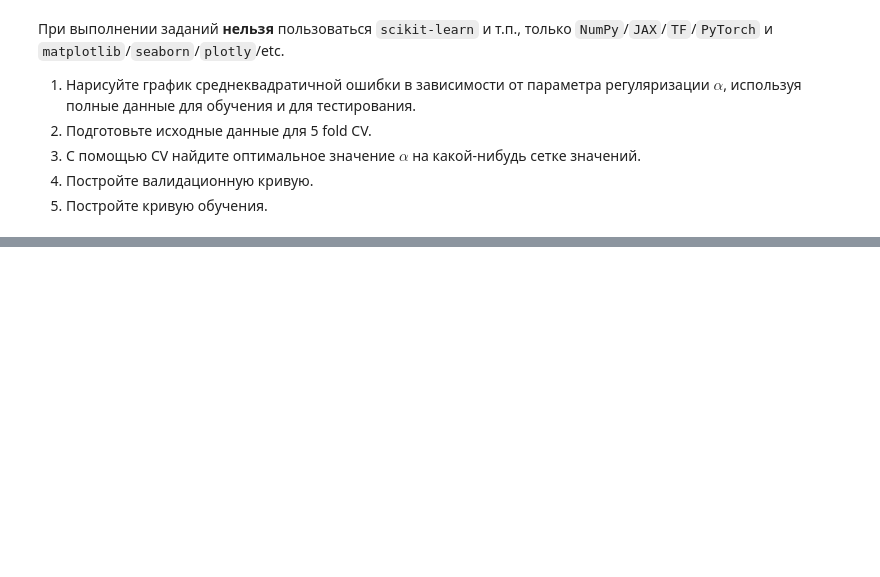
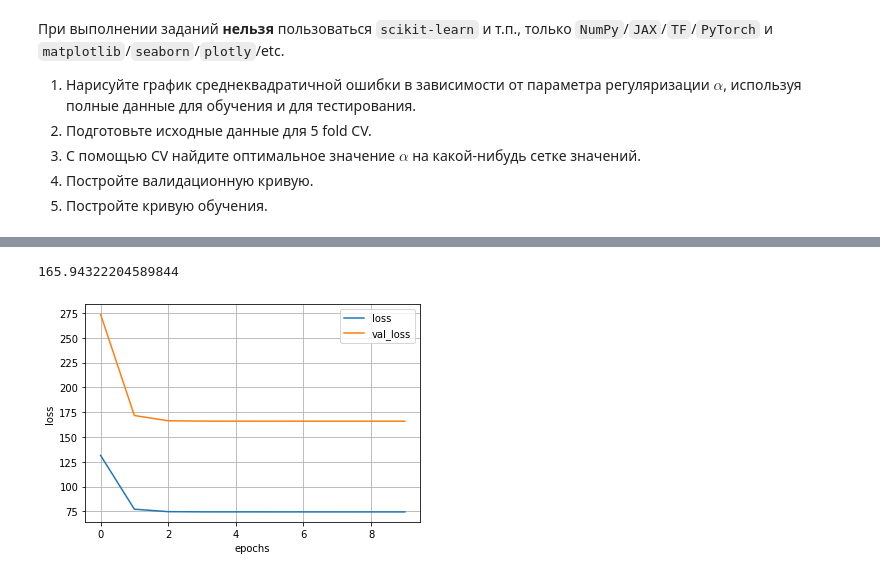
Before and after one commit to qtsar/clf-2020-tasks, a Jupyter notebook: tasks/Task_4.ipynb, the cells around one changed output, grey strips where cells are left out. Cells and saved outputs as stored; diff of their text form; code cells hidden in the pictures; blank space fills up the shorter version.

```diff
--- a/tasks/Task_4.ipynb
+++ b/tasks/Task_4.ipynb
@@ -37,0 +147,2 @@ X, Y
+# %%
+info = k_fold_training(X,Y, 5, 50, 0.1, weight_decay_param=0.1)
@@ -37,0 +191,2 @@ X, Y
+# %%
+params_list = random_search(X, Y, 10, [1e-5, 1e-1], [0.0, 1.0])
@@ -37,0 +214,14 @@ X, Y
+# %%
+model = LinearModel(X.shape[1])
+mse_loss = torch.nn.MSELoss(reduction='mean')
+# optimizer = torch.optim.SGD(model.parameters(), lr=5e-4,
+#                             momentum = 0.97,
+#                             nesterov=True,
+#                             weight_decay=1)
+optimizer = torch.optim.SGD(model.parameters(), **params_list)
+
+history, val_history = train_model(model, mse_loss, optimizer, X[200:], Y[200:],
+        X[:200], Y[:200],
+        epochs = 10,
+        batch_size = 16,
+        verbose = True)
@@ -37,0 +239,12 @@ X, Y
+# %%
+print(val_history[-1])
+plt.plot(range(len(history)), history, label = 'loss')
+plt.plot(range(len(val_history)), val_history, label = 'val_loss')
+plt.xlabel("epochs")
+plt.ylabel("loss")
+plt.legend()
+plt.grid()
+plt.show()
+# %% [output]
+165.94322204589844
+[figure, added]
```
Also changed, not shown: parts of 16 cells of this notebook.
